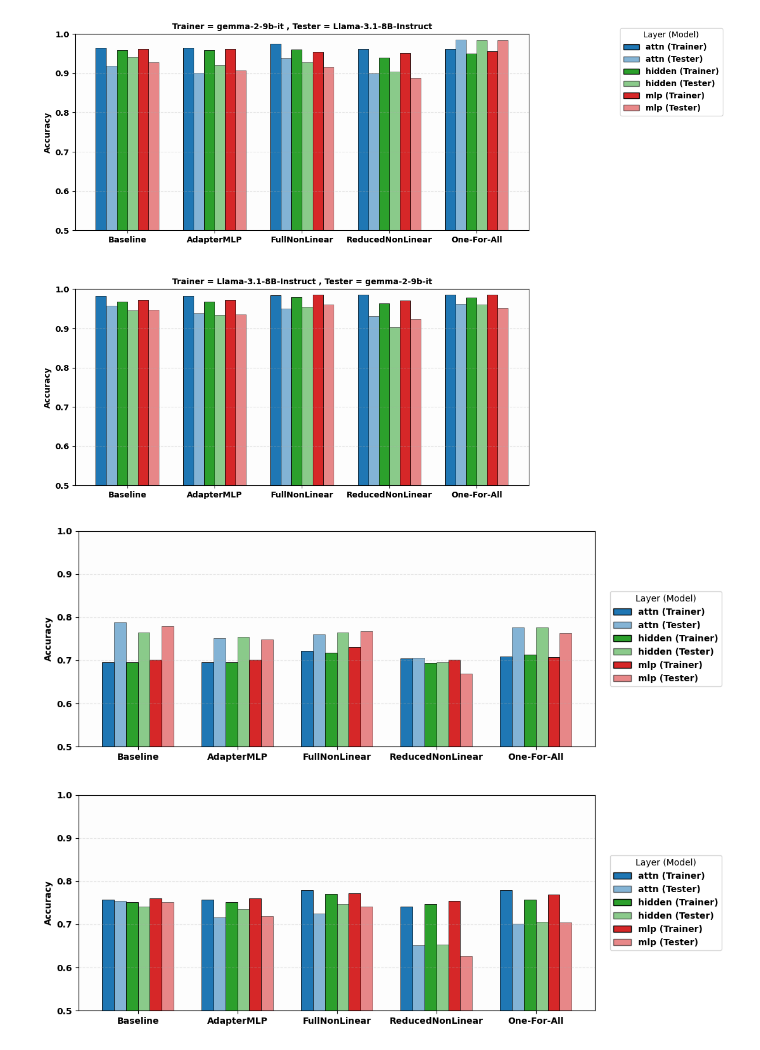
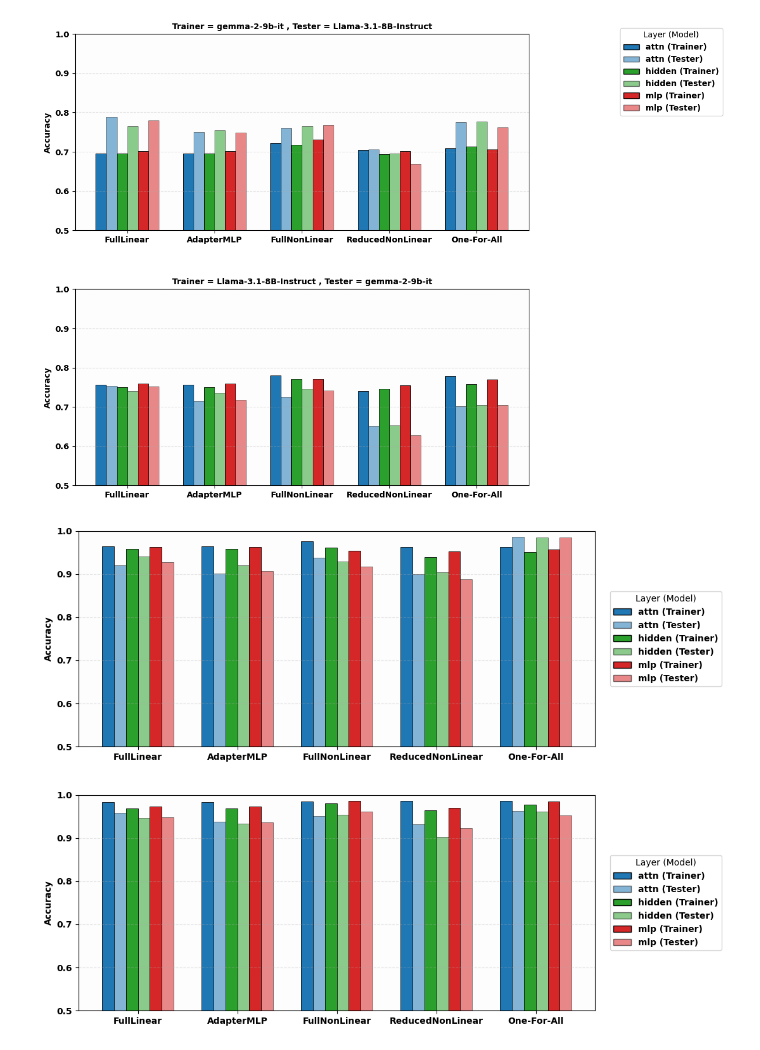
Before and after one commit to Fonty02/HallucinationDetection, a Jupyter notebook: notebooks/graph.ipynb, the cells around one changed output. Cells and saved outputs as stored; diff of their text form; code cells hidden in the pictures.

Commit message:
Baseline rinominata

```diff
--- a/notebooks/graph.ipynb
+++ b/notebooks/graph.ipynb
@@ -10,7 +10,7 @@ from matplotlib.patches import Patch
 # Configuration (change these to plot other datasets)
 # -----------------------------
 config = {
-    "dataset": "LLama_Gemma_BBF",
+    "dataset": "LLama_Gemma_HE",
     "trainer_model": "gemma-2-9b-it",
     "tester_model": "Llama-3.1-8B-Instruct",
     "include_reverse": True,
@@ -22,7 +22,7 @@ tester_model_name = config["tester_model"]
 base_dir = Path.cwd()
 
 approaches = [
-    "Baseline",
+    "FullLinear",
     "AdapterMLP",
     "FullNonLinear",
     "ReducedNonLinear",
@@ -31,7 +31,7 @@ approaches = [
 layers = ["attn", "hidden", "mlp"]
 
 path_templates = {
-    "Baseline": "linearApproach/{dataset}/results_metrics/linear_probe_results.json",
+    "FullLinear": "linearApproach/{dataset}/results_metrics/linear_probe_results.json",
     "AdapterMLP": "HybridApproach/{dataset}/results_metrics/hybrid_adapter_logreg_results.json",
     "FullNonLinear": "nonLinearApproach/approach1FullDIM/{dataset}/results_metrics/approach1_mlp_prober_results.json",
     "ReducedNonLinear": "nonLinearApproach/approach2Projected/{dataset}/results_metrics/approach2_autoencoder_results.json",
@@ -230,7 +230,7 @@ fig.subplots_adjust(right=0.85, hspace=0.3)
 plt.savefig(f"accuracy_bars_approach_{dataset}.pdf", bbox_inches='tight')
 plt.show()
 # %% [output]
-[figure, old version]
+[figure, new version]
 # %%
 import json
 from pathlib import Path
@@ -243,7 +243,7 @@ from matplotlib.patches import Patch
 # Configuration (change these to plot other datasets)
 # -----------------------------
 config = {
-    "dataset": "LLama_Gemma_HE",
+    "dataset": "LLama_Gemma_BBF",
     "trainer_model": "gemma-2-9b-it",
     "tester_model": "Llama-3.1-8B-Instruct",
     "include_reverse": True,
@@ -255,7 +255,7 @@ tester_model_name = config["tester_model"]
 base_dir = Path.cwd()
 
 approaches = [
-    "Baseline",
+    "FullLinear",
     "AdapterMLP",
     "FullNonLinear",
     "ReducedNonLinear",
@@ -264,7 +264,7 @@ approaches = [
 layers = ["attn", "hidden", "mlp"]
 
 path_templates = {
-    "Baseline": "linearApproach/{dataset}/results_metrics/linear_probe_results.json",
+    "FullLinear": "linearApproach/{dataset}/results_metrics/linear_probe_results.json",
     "AdapterMLP": "HybridApproach/{dataset}/results_metrics/hybrid_adapter_logreg_results.json",
     "FullNonLinear": "nonLinearApproach/approach1FullDIM/{dataset}/results_metrics/approach1_mlp_prober_results.json",
     "ReducedNonLinear": "nonLinearApproach/approach2Projected/{dataset}/results_metrics/approach2_autoencoder_results.json",
@@ -429,32 +429,32 @@ for scenario_key in scenarios_to_plot:
                 facecolor=colors[layer],
                 edgecolor="black",
                 alpha=1.0,
                 label=f"{layer} (Trainer)",
             )
         )
         legend_handles.append(
             Patch(
                 facecolor=colors[layer],
                 edgecolor="black",
                 alpha=0.55,
                 label=f"{layer} (Tester)",
             )
         )
 
     # Place legend vertically on the right side
     ax.legend(
         handles=legend_handles,
         title="Layer (Model)",
         loc="center left",
         bbox_to_anchor=(1.02, 0.5),
         frameon=True,
         prop=legend_prop,
     )
 
     fig.tight_layout()
     filename = f"accuracy_bars_approach_{dataset}_{teacher_name.replace('/', '_')}_{student_name.replace('/', '_')}.pdf"
     plt.savefig(filename, bbox_inches='tight')
     plt.show()
 # %% [output]
-[figure, old version]
+[figure, new version]
-[figure, old version]
+[figure, new version]
```
Also changed, not shown: 9 other files.
